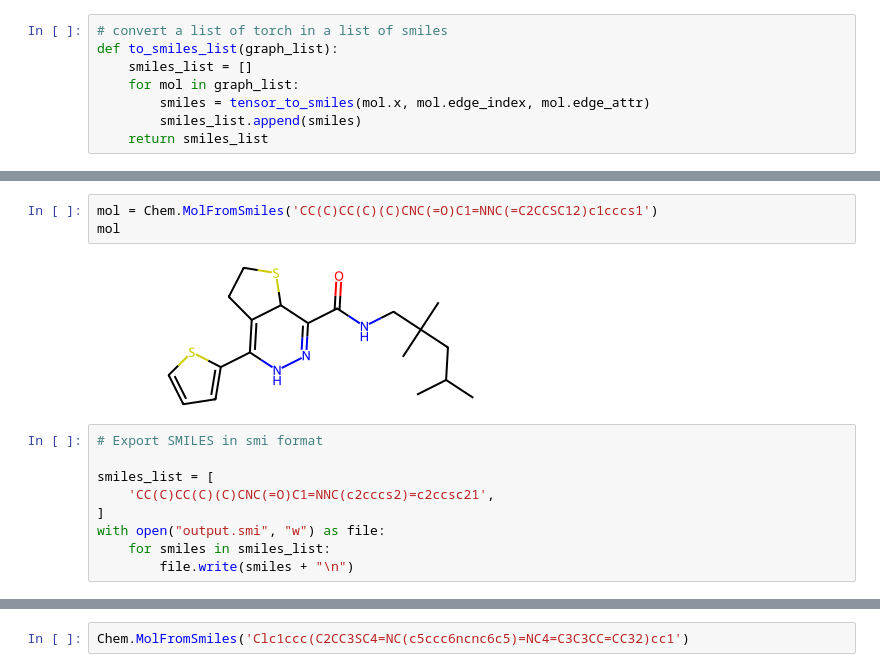
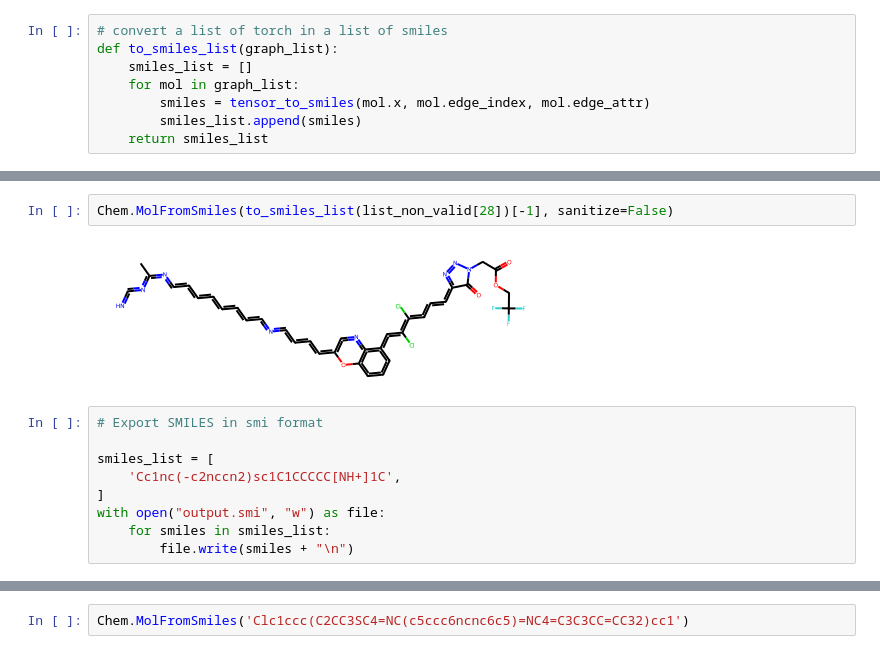
Before and after one commit to Moleculo-Tutti/MolGen, a Jupyter notebook: FinalPipeline/Validity_analysis.ipynb, the cells around one changed output, grey strips where cells are left out. Drawn from its saved outputs; the diff is of its cells as text.

```diff
--- a/FinalPipeline/Validity_analysis.ipynb
+++ b/FinalPipeline/Validity_analysis.ipynb
@@ -122,13 +115,12 @@ KekulizeException: Can't kekulize mol.  Unkekulized atoms: 12 13 14 15 16 17 18
-# %%
-mol = Chem.MolFromSmiles('CC(C)CC(C)(C)CNC(=O)C1=NNC(=C2CCSC12)c1cccs1')
-mol
-# %% [output]
-[figure, removed]
+# %%
+Chem.MolFromSmiles(to_smiles_list(list_non_valid[28])[-1], sanitize=False)
+# %% [output]
+[figure, added]
 # %%
 # Export SMILES in smi format
 
 smiles_list = [
-    'CC(C)CC(C)(C)CNC(=O)C1=NNC(c2cccs2)=c2ccsc21',
+    'Cc1nc(-c2nccn2)sc1C1CCCCC[NH+]1C',
 ]
 with open("output.smi", "w") as file:
     for smiles in smiles_list:
```
Also changed, not shown: parts of 6 cells of this notebook, 5 other files.
